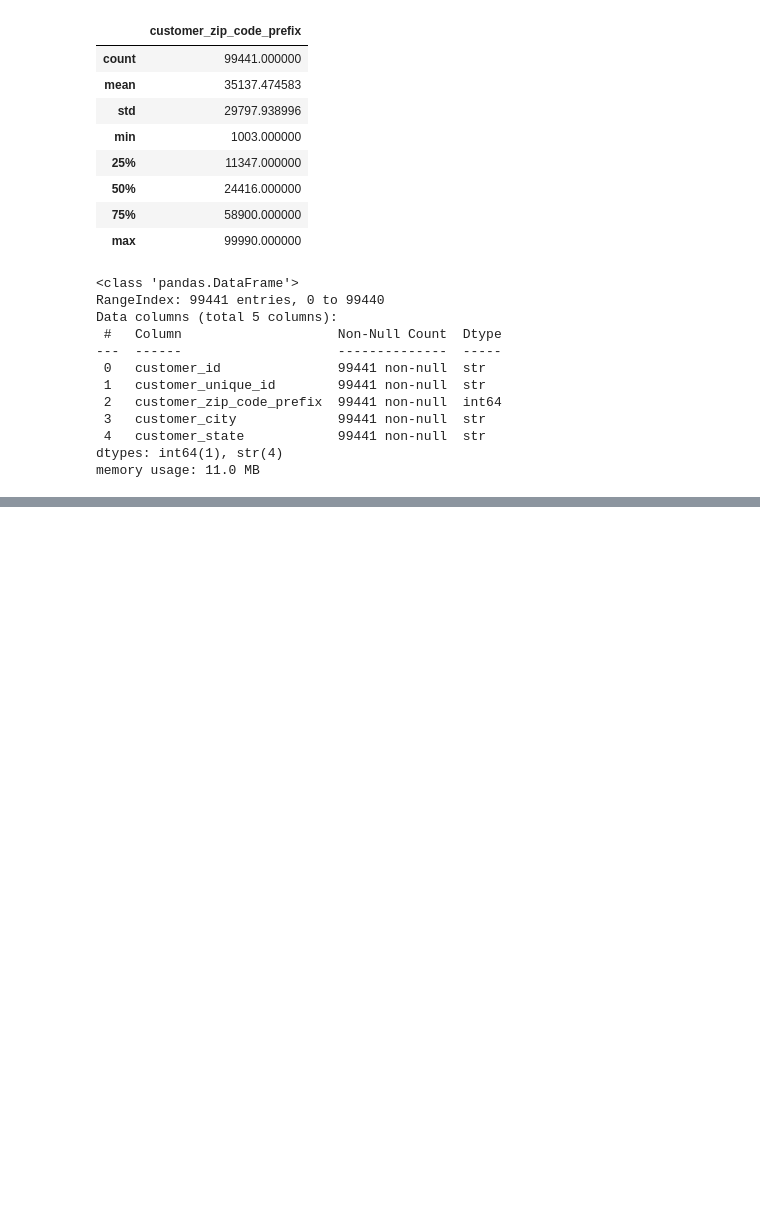
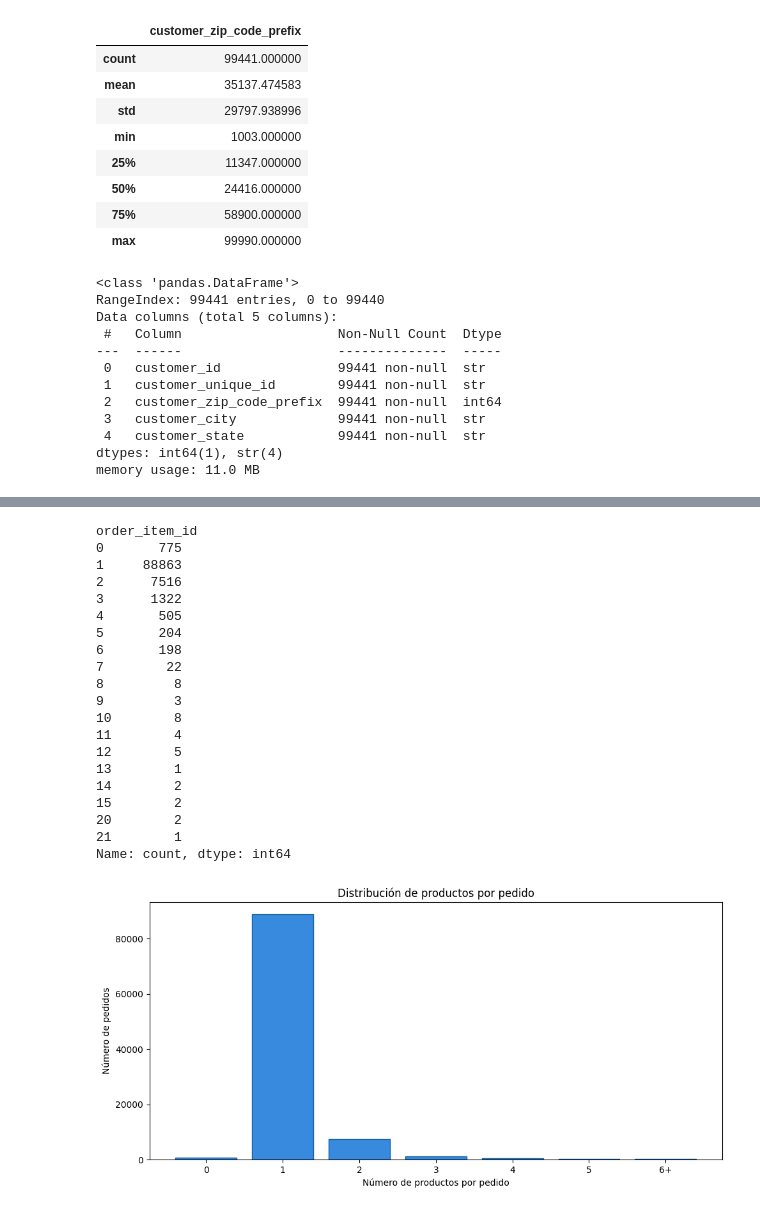
Before and after one commit to albamlln06/ecommerce-marketing-ml, a Jupyter notebook: preprocessing/01_explore.ipynb, the cells around one changed output, grey strips where cells are left out. Cells and saved outputs as stored; diff of their text form; code cells hidden in the pictures; blank space fills up the shorter version.

```diff
--- a/preprocessing/01_explore.ipynb
+++ b/preprocessing/01_explore.ipynb
@@ -13,7 +11,7 @@ ORDER_PAYMENTS_URL = "https://drive.google.com/file/d/1WAhjEt29Q3tsXqShpgMTq-6qN
 REVIEWS_URL = "https://drive.google.com/file/d/15vPOEMjN2nDKs5_1I1fSaktsDE-e_ftW/view?usp=share_link"
 ORDERS_URL = "https://drive.google.com/file/d/1jyFUxKFJFGZiHHf-7QuphbKvr5LsGtZR/view?usp=share_link"
 PRODUCTS_URL = "https://drive.google.com/file/d/18GWfqup9MmsxA8KtD_-s-RYSyL1Ec-nm/view?usp=share_link"
-CUSTOMER_URL = "https://drive.google.com/file/d/1QNWrPqOn3Cxbj0qyOzm6p4Dsqp5SDyyg/view?usp=share_link"
+SELLER_URL = "https://drive.google.com/file/d/1QNWrPqOn3Cxbj0qyOzm6p4Dsqp5SDyyg/view?usp=share_link"
 CATEGORIES_URL = "https://drive.google.com/file/d/1fQuNKaCxOjMqsCOrhwpGQ7Y9slmrrUCC/view?usp=share_link"
 # %%
 #Fetching data from google drive
@@ -89,0 +165,3 @@ memory usage: 11.0 MB
+# %%
+df_complete = df_orders.merge(df_customer, on='customer_id', how='left')
+df_complete.head()
@@ -89,0 +175,5 @@ memory usage: 11.0 MB
+# %%
+#Hemos agregado la información de los pedidos, los clientes y ahora queremos agregar la información de los productos que se han comprado en cada pedido. Para ello, vamos a hacer un merge entre el dataframe completo que tenemos hasta ahora y el dataframe de order_items, utilizando la columna 'order_id' como clave de unión. De esta manera, podremos tener toda la información de los pedidos, los clientes y los productos en un solo dataframe.
+df_complete = df_complete.merge(df_order_items, on='order_id', how='left')
+df_complete.head()
+df_complete.describe()
@@ -89,0 +210,51 @@ memory usage: 11.0 MB
+# %%
+products_per_order = df_complete.groupby('order_id')['order_item_id'].count().value_counts().sort_index()
+print(products_per_order)
+import matplotlib.pyplot as plt
+
+# Calcular productos por pedido
+products_per_order = (
+    df.groupby('order_id')['order_item_id']
+    .count()
+    .value_counts()
+    .sort_index()
+)
+
+# Agrupar los de 6+ en un solo bucket
+bucket = products_per_order.copy()
+if bucket.index.max() > 5:
+    over5 = bucket[bucket.index > 5].sum()
+    bucket = bucket[bucket.index <= 5]
+    bucket[6] = over5
+
+labels = [str(i) if i < 6 else '6+' for i in bucket.index]
+
+plt.figure(figsize=(10, 5))
+plt.bar(labels, bucket.values, color='#378ADD', edgecolor='#185FA5')
+plt.xlabel('Número de productos por pedido')
+plt.ylabel('Número de pedidos')
+plt.title('Distribución de productos por pedido')
+plt.tight_layout()
+plt.show()
+# %% [output]
+order_item_id
+0       775
+1     88863
+2      7516
+3      1322
+4       505
+5       204
+6       198
+7        22
+8         8
+9         3
+10        8
+11        4
+12        5
+13        1
+14        2
+15        2
+20        2
+21        1
+Name: count, dtype: int64
+[figure, added]
```
Also changed, not shown: parts of 20 cells of this notebook, 15 other files.
